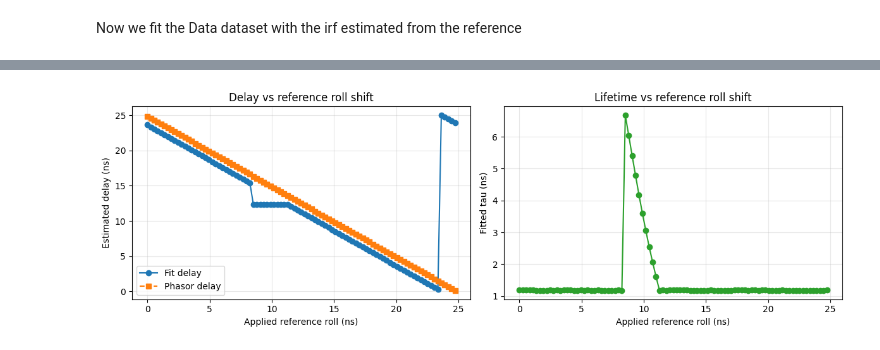
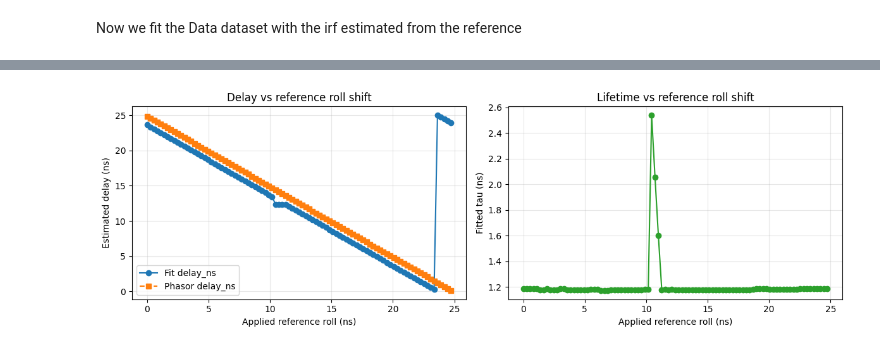
Before and after one commit to VicidominiLab/BrightEyes-Flim, a Jupyter notebook: example notebooks/Alignment Data.ipynb, the cells around one changed output, grey strips where cells are left out. Saved outputs shown, nothing was run; the diff lists cells and outputs as text; code cells hidden in the pictures.

```diff
--- a/example notebooks/Alignment Data.ipynb
+++ b/example notebooks/Alignment Data.ipynb
@@ -94,7 +96,0 @@ plt.show()
-# %%
-pout, conv = perform_fit_data(t, data, est_irf_ref, period)
-C_fit_data, dT_fit_data, tau_fit_data = pout["C"], pout["dT"], pout["tau"]
-
-fitted_data = fit_model_data(t, **pout, irf=est_irf_ref, period=period)
-
-deltaT_data_ref = np.mod(dT_fit_data, period)
@@ -194,48 +217,84 @@ Delta(DATA - IRF) = 11.1212 ns
 # %%
 # Repeat the same workflow for multiple reference shifts.
-# Edit `roll_shifts` as needed. Example single value: [10]
-roll_shifts = list(range(0, nbin, 1))
+# Edit `roll_shift_bins_values` as needed. Example single value: [10]
+roll_shift_bins_values = list(range(0, nbin, 1))
 
 with h5py.File(f_ref, 'r') as hf_ref:
-    ref_raw = hf_ref['data'][0, 0, :, :, :, 12].sum(axis=(0, 1))
+    ref_hist_raw = hf_ref['data'][0, 0, :, :, :, 12].sum(axis=(0, 1))
 
 with h5py.File(f_data, 'r') as hf_data:
-    data_raw = hf_data['data'][0, 0, :, :, :, 12].sum(axis=(0, 1))
+    data_hist_raw = hf_data['data'][0, 0, :, :, :, 12].sum(axis=(0, 1))
 
 scan_results = []
 
-for roll_shift in roll_shifts:
-    ref_shifted = np.roll(ref_raw, roll_shift)  # example: np.roll(ref_raw, 10)
+for roll_shift_bins in roll_shift_bins_values:
+    ref_hist_shifted = np.roll(ref_hist_raw, roll_shift_bins)
 
-    est_irf_ref_loop = IRF_from_data_deconvolution(ref_shifted, t, C_R, tau_R, period, iterations=300)
-    pout_loop, _ = perform_fit_data(t, data_raw, est_irf_ref_loop, period)
-    fitted_data_loop = fit_model_data(t, **pout_loop, irf=est_irf_ref_loop, period=period)
+    est_irf_ref_loop = IRF_from_data_deconvolution(ref_hist_shifted, t_ns, C_ref, tau_ref_ns, period_ns, iterations=300)
 
-    deltaT_fit_ns = np.mod(pout_loop['dT'] * dt, period)
+    _, _, delay_data_ns_loop = phasor_delay_from_hist(data_hist_raw, period_ns)
+    _, _, delay_ref_shifted_ns = phasor_delay_from_hist(ref_hist_shifted, period_ns)
+
+
+    initial_dT_ns = np.mod(delay_data_ns_loop - delay_ref_shifted_ns + period_ns / 2, period_ns) - period_ns / 2
+    initial_dT_bins = initial_dT_ns / dt_ns
+    print(f"Roll shift applied to reference: {roll_shift_bins} bins = {roll_shift_bins * dt_ns} ns")
+    print(f"delay_data_ns = {delay_data_ns_loop}")
+    print(f"delay_ref_shifted_ns = {delay_ref_shifted_ns}")
+
+    print(f"Initial delay between data and reference = {initial_dT_ns} ns = {initial_dT_bins} bins")
+
+    fit_result_loop, conv = perform_fit_data(
+        t_ns,
+        data_hist_raw,
+        est_irf_ref_loop,
+        period_ns,
+        initial_dT=initial_dT_bins,
+    )
+
+    perr = np.sqrt(np.diag(conv))
+    C_fit_loop_norm = fit_result_loop['C']
+    dT_fit_loop_bins = fit_result_loop['dT']
+    tau_fit_loop_ns = fit_result_loop['tau']
+    print(
+        f"Fit parameters: C_fit_norm = {C_fit_loop_norm} +/- {perr[0]}, "
+        f"dT_fit_bins = {dT_fit_loop_bins} +/- {perr[1]}, "
+        f"tau_fit_ns = {tau_fit_loop_ns} +/- {perr[2]}"
+    )
+    fitted_hist_loop = fit_model_data(t_ns, C_fit_loop_norm, dT_fit_loop_bins, tau_fit_loop_ns, irf=est_irf_ref_loop, period=period_ns)
+
+    dT_fit_loop_ns = np.mod(dT_fit_loop_bins * dt_ns, period_ns)
 
     irf_hist_loop = hist_for_plot(est_irf_ref_loop)
-    data_hist_loop = hist_for_plot(data_raw)
-    _, _, delay_irf_ns_loop = phasor_delay_from_hist(irf_hist_loop, period)
-    _, _, delay_data_ns_loop = phasor_delay_from_hist(data_hist_loop, period)
-    delta_delay_ns_loop = np.mod(delay_data_ns_loop - delay_irf_ns_loop, period)
+    data_hist_loop = hist_for_plot(data_hist_raw)
+    _, _, delay_irf_ns_loop = phasor_delay_from_hist(irf_hist_loop, period_ns)
+    _, _, delay_data_ns_loop = phasor_delay_from_hist(data_hist_loop, period_ns)
+    delta_delay_ns_loop = np.mod(delay_data_ns_loop - delay_irf_ns_loop, period_ns)
 
     scan_results.append({
-        'roll_shift_bins': roll_shift,
-        'roll_shift_ns': roll_shift * dt,
-        'dT_fit_ns': deltaT_fit_ns,
-        'tau_fit_ns': pout_loop['tau'],
+        'roll_shift_bins': roll_shift_bins,
+        'roll_shift_ns': roll_shift_bins * dt_ns,
+        'C_fit_norm': C_fit_loop_norm,
+        'C_fit_perr_norm': perr[0],
+        'dT_fit_bins': dT_fit_loop_bins,
+        'dT_fit_perr_bins': perr[1],
+        'dT_fit_ns': dT_fit_loop_ns,
+        'tau_fit_ns': tau_fit_loop_ns,
+        'tau_fit_perr_ns': perr[2],
         'phasor_delta_ns': delta_delay_ns_loop,
-        'ref_max_ns': np.mod(t[ref_shifted.argmax()], period),
-        'fitted_data_peak_ns': np.mod(t[hist_for_plot(fitted_data_loop).argmax()], period),
+        'ref_peak_ns': np.mod(t_ns[ref_hist_shifted.argmax()], period_ns),
+        'fitted_peak_ns': np.mod(t_ns[hist_for_plot(fitted_hist_loop).argmax()], period_ns),
     })
 
-print('roll_shift_bins | roll_shift_ns | dT_fit_ns | tau_fit_ns | phasor_delta_ns')
+print('roll_shift_bins | roll_shift_ns | C_fit_norm +/- C_fit_perr_norm | dT_fit_bins +/- dT_fit_perr_bins | dT_fit_ns | tau_fit_ns +/- tau_fit_perr_ns | phasor_delta_ns')
 for row in scan_results:
     print(
         f"{row['roll_shift_bins']:15d} | "
         f"{row['roll_shift_ns']:13.3f} | "
+        f"{row['C_fit_norm']:9.6f} +/- {row['C_fit_perr_norm']:9.6f} | "
+        f"{row['dT_fit_bins']:11.3f} +/- {row['dT_fit_perr_bins']:11.3f} | "
         f"{row['dT_fit_ns']:9.3f} | "
-        f"{row['tau_fit_ns']:10.3f} | "
+        f"{row['tau_fit_ns']:10.3f} +/- {row['tau_fit_perr_ns']:10.3f} | "
         f"{row['phasor_delta_ns']:15.3f}"
     )
 
@@ -246,8 +305,8 @@ tau_fit_ns = [row['tau_fit_ns'] for row in scan_results]
 
 fig, axes = plt.subplots(1, 2, figsize=(12, 4))
 
-axes[0].plot(roll_shift_ns, dT_fit_ns, 'o-', label='Fit delay')
-axes[0].plot(roll_shift_ns, phasor_delta_ns, 's--', label='Phasor delay')
+axes[0].plot(roll_shift_ns, dT_fit_ns, 'o-', label='Fit delay_ns')
+axes[0].plot(roll_shift_ns, phasor_delta_ns, 's--', label='Phasor delay_ns')
 axes[0].set_xlabel('Applied reference roll (ns)')
 axes[0].set_ylabel('Estimated delay (ns)')
 axes[0].set_title('Delay vs reference roll shift')
@@ -283 +342 @@ roll_shift_bins | roll_shift_ns | dT_fit_ns | tau_fit_ns | phasor_delta_ns
-[figure, old version]
+[figure, new version]
```
Also changed, not shown: parts of 10 cells of this notebook, 2 other files.
